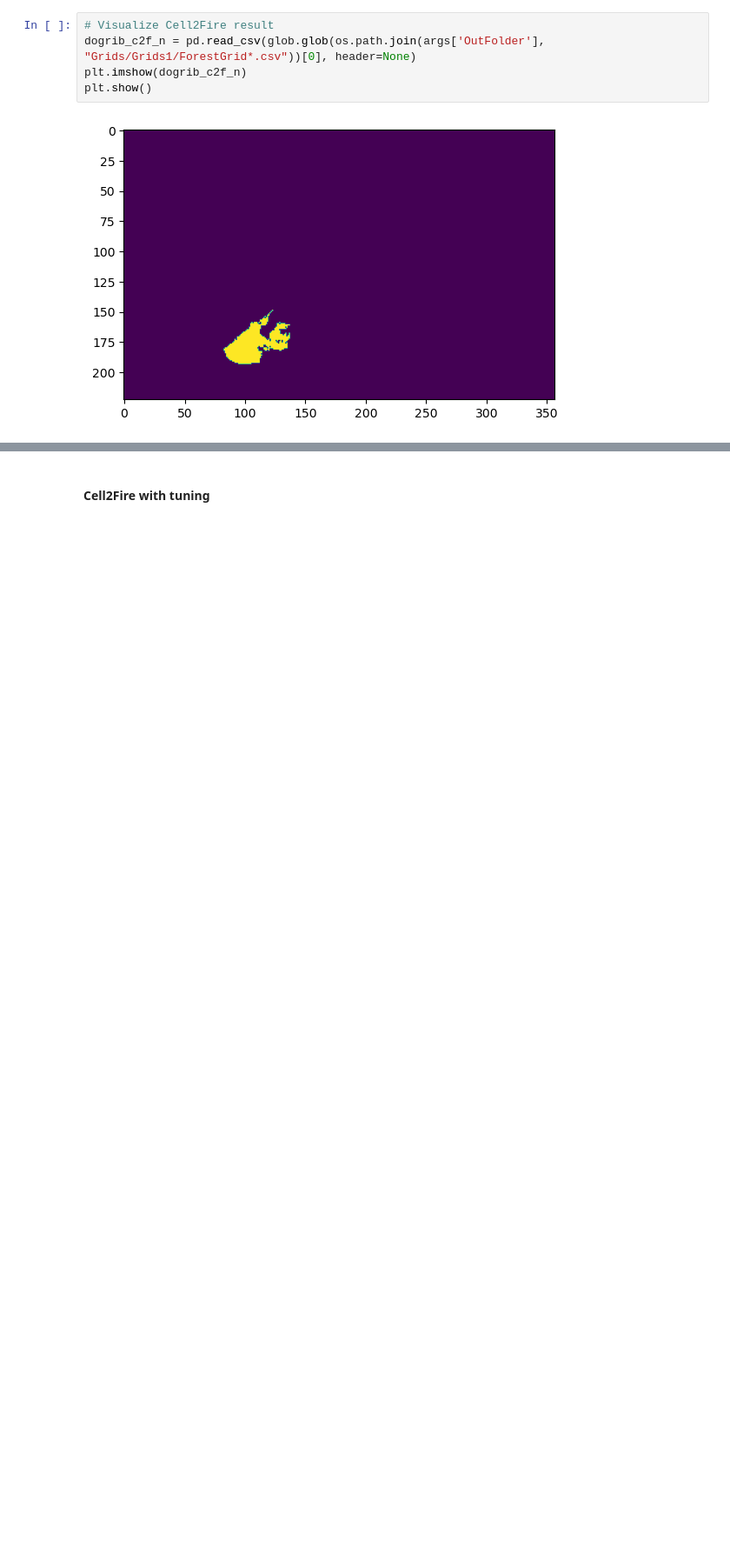
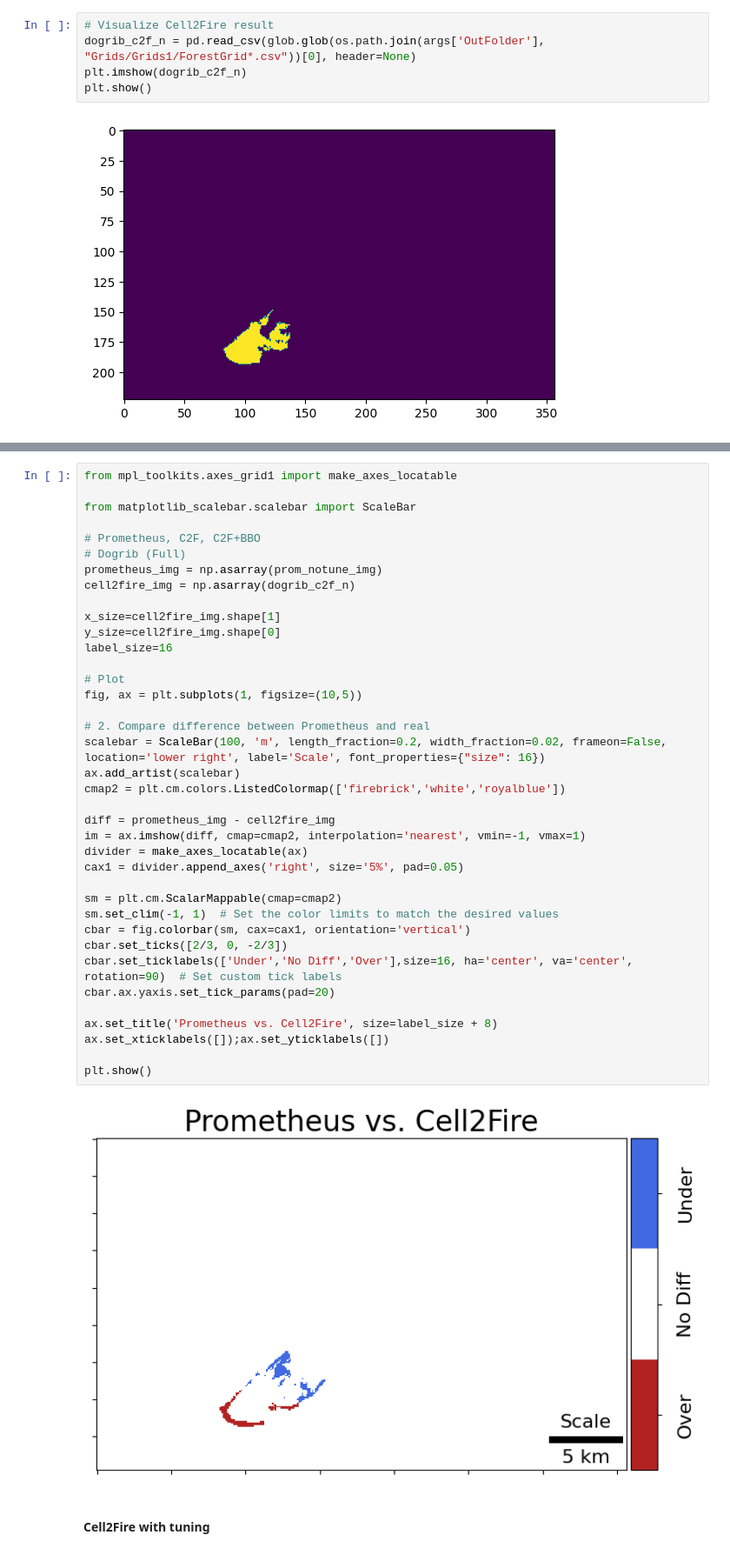
Before and after one commit to humnetlab/Cell2Fire, a Jupyter notebook: notebooks/Execute_Cell2Fire_Canada.ipynb, the cells around one changed output, grey strips where cells are left out. Shown at 87% size. Cells and saved outputs as stored; diff of their text form; blank space fills up the shorter version.

```diff
--- a/notebooks/Execute_Cell2Fire_Canada.ipynb
+++ b/notebooks/Execute_Cell2Fire_Canada.ipynb
@@ -919,2 +1006,42 @@ plt.show()
+# %%
+from mpl_toolkits.axes_grid1 import make_axes_locatable
+
+from matplotlib_scalebar.scalebar import ScaleBar
+
+# Prometheus, C2F, C2F+BBO
+# Dogrib (Full)
+prometheus_img = np.asarray(prom_notune_img)
+cell2fire_img = np.asarray(dogrib_c2f_n)
+
+x_size=cell2fire_img.shape[1]
+y_size=cell2fire_img.shape[0]
+label_size=16
+
+# Plot
+fig, ax = plt.subplots(1, figsize=(10,5))
+
+# 2. Compare difference between Prometheus and real
+scalebar = ScaleBar(100, 'm', length_fraction=0.2, width_fraction=0.02, frameon=False, location='lower right', label='Scale', font_properties={"size": 16})
+ax.add_artist(scalebar)
+cmap2 = plt.cm.colors.ListedColormap(['firebrick','white','royalblue'])
+
+diff = prometheus_img - cell2fire_img
+im = ax.imshow(diff, cmap=cmap2, interpolation='nearest', vmin=-1, vmax=1)
+divider = make_axes_locatable(ax)
+cax1 = divider.append_axes('right', size='5%', pad=0.05)
+
+sm = plt.cm.ScalarMappable(cmap=cmap2)
+sm.set_clim(-1, 1)  # Set the color limits to match the desired values
+cbar = fig.colorbar(sm, cax=cax1, orientation='vertical')
+cbar.set_ticks([2/3, 0, -2/3])
+cbar.set_ticklabels(['Under','No Diff','Over'],size=16, ha='center', va='center', rotation=90)  # Set custom tick labels
+cbar.ax.yaxis.set_tick_params(pad=20)
+
+ax.set_title('Prometheus vs. Cell2Fire', size=label_size + 8)
+ax.set_xticklabels([]);ax.set_yticklabels([])
+
+plt.show()
+# %% [output]
+[figure, added]
 # %% [markdown]
 #### Cell2Fire with tuning
```
Also changed, not shown: parts of 38 cells of this notebook, 37 other files.
